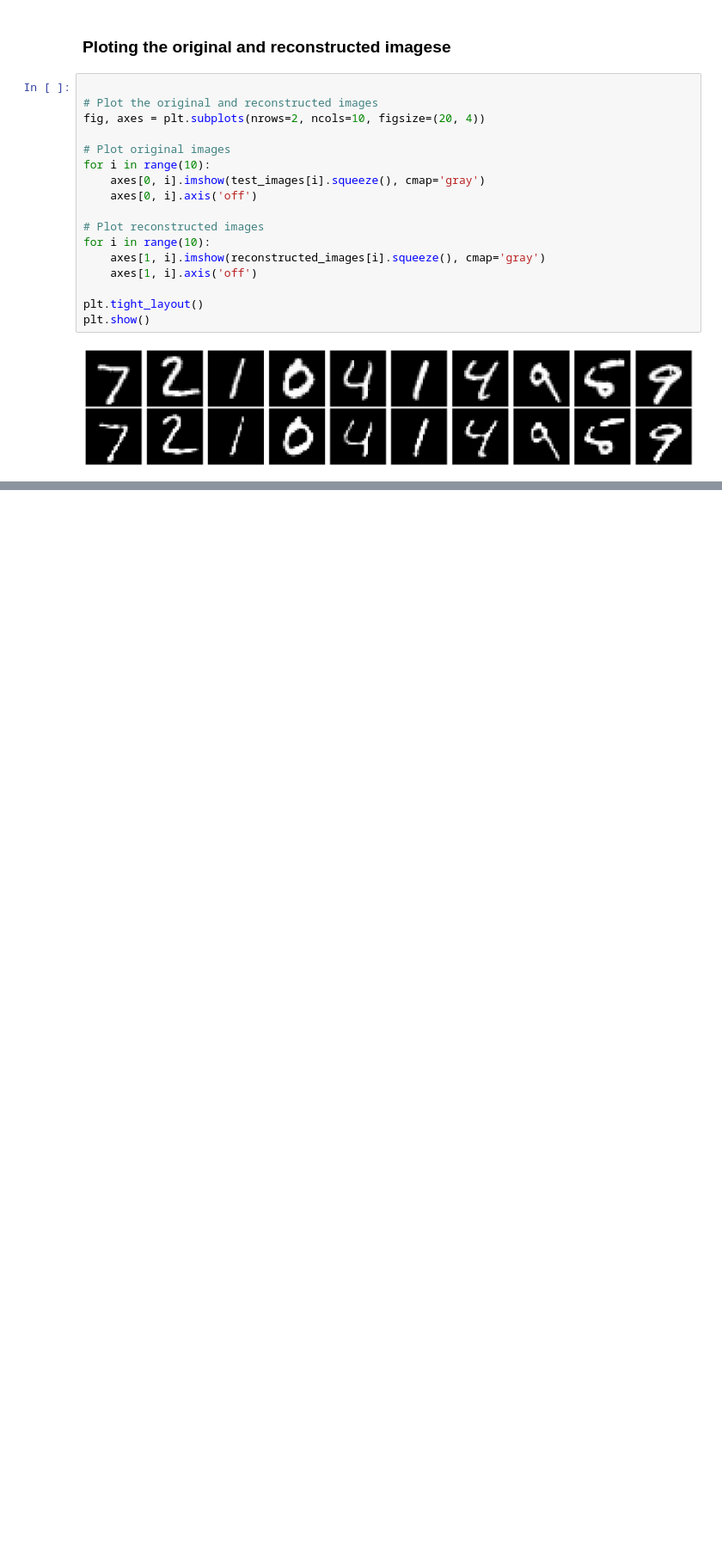
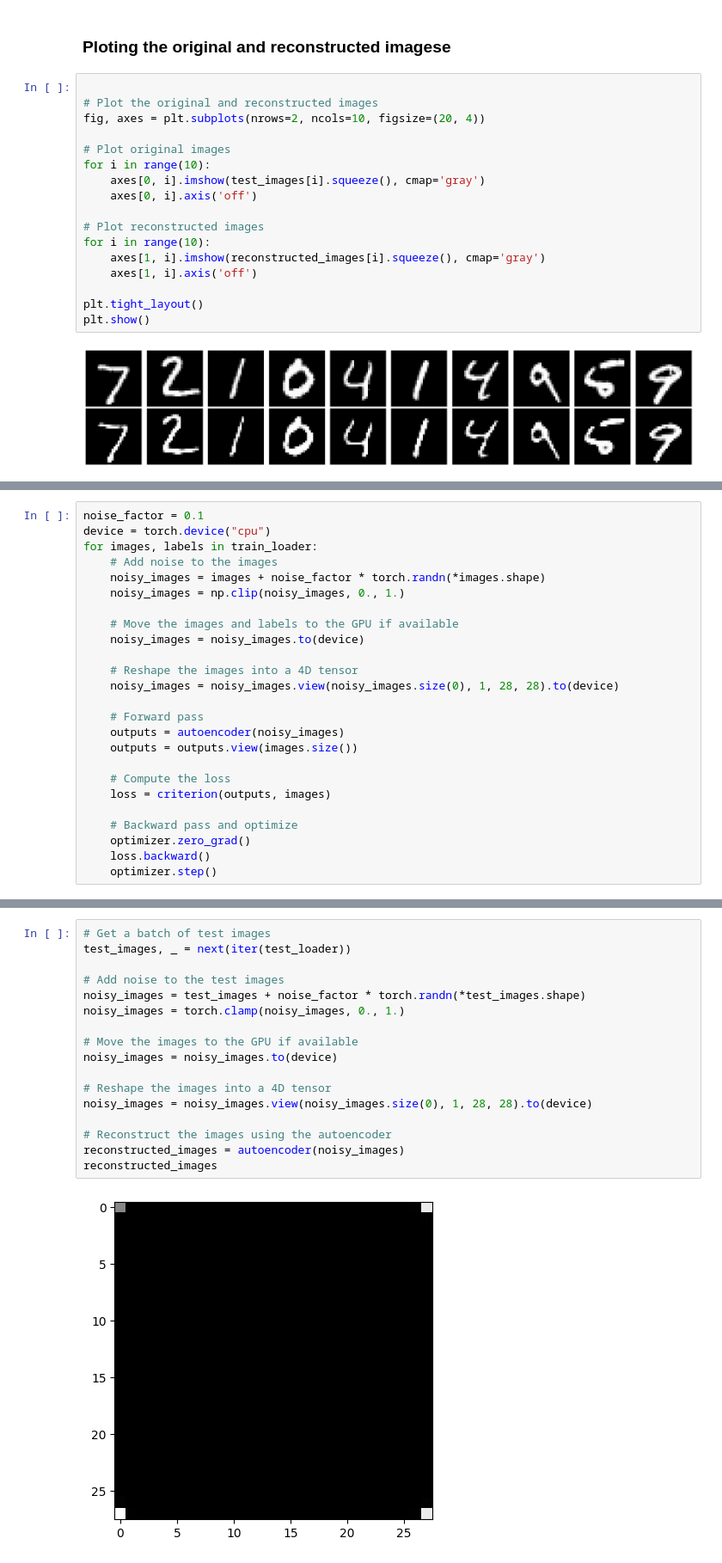
Before and after one commit to ChristianHasbani/TD_Systemes_Intelligents_Avances, a Jupyter notebook: TD1.ipynb, the cells around one changed output, grey strips where cells are left out. Shown: that part at 86% size. Saved outputs shown, nothing was run; the diff lists cells and outputs as text; blank space fills up the shorter version.

```diff
--- a/TD1.ipynb
+++ b/TD1.ipynb
@@ -699,0 +691,25 @@ plt.show()
+# %%
+noise_factor = 0.1
+device = torch.device("cpu")
+for images, labels in train_loader:
+    # Add noise to the images
+    noisy_images = images + noise_factor * torch.randn(*images.shape)
+    noisy_images = np.clip(noisy_images, 0., 1.)
+
+    # Move the images and labels to the GPU if available
+    noisy_images = noisy_images.to(device)
+
+    # Reshape the images into a 4D tensor
+    noisy_images = noisy_images.view(noisy_images.size(0), 1, 28, 28).to(device)
+
+    # Forward pass
+    outputs = autoencoder(noisy_images)
+    outputs = outputs.view(images.size())
+
+    # Compute the loss
+    loss = criterion(outputs, images)
+
+    # Backward pass and optimize
+    optimizer.zero_grad()
+    loss.backward()
+    optimizer.step()
@@ -699,0 +728,19 @@ plt.show()
+# %%
+# Get a batch of test images
+test_images, _ = next(iter(test_loader))
+
+# Add noise to the test images
+noisy_images = test_images + noise_factor * torch.randn(*test_images.shape)
+noisy_images = torch.clamp(noisy_images, 0., 1.)
+
+# Move the images to the GPU if available
+noisy_images = noisy_images.to(device)
+
+# Reshape the images into a 4D tensor
+noisy_images = noisy_images.view(noisy_images.size(0), 1, 28, 28).to(device)
+
+# Reconstruct the images using the autoencoder
+reconstructed_images = autoencoder(noisy_images)
+reconstructed_images
+# %% [output]
+[figure, added]
```
Also changed, not shown: parts of 14 cells of this notebook.
